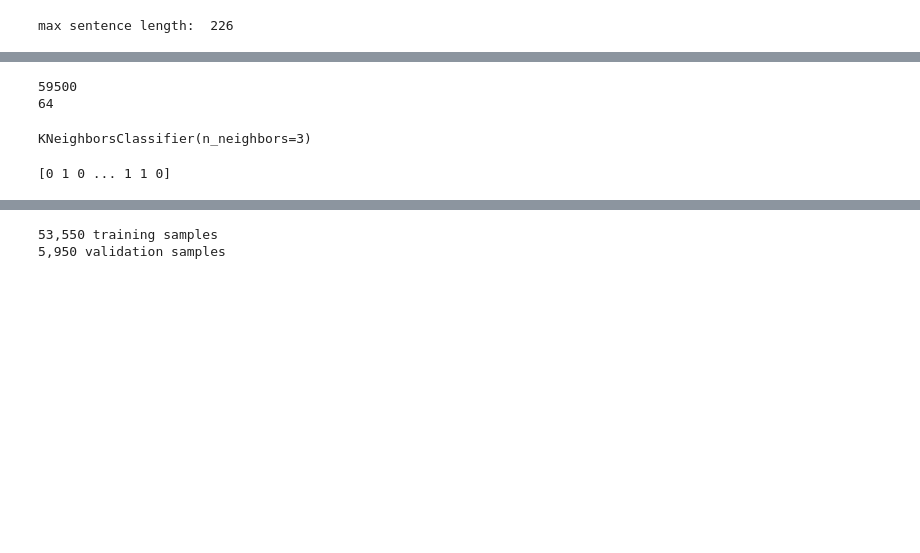
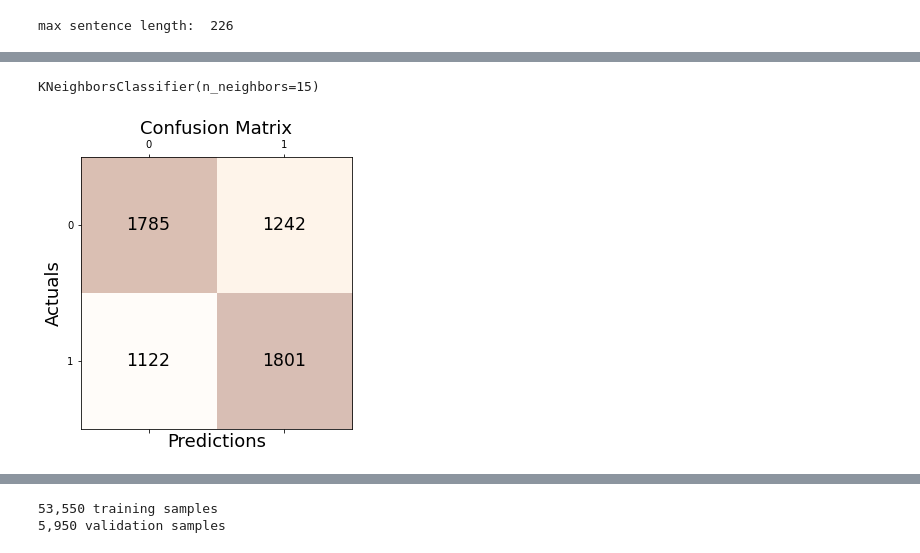
Before and after one commit to PhilipCappello/FineTuningBert, a Jupyter notebook: DefaultBert.ipynb, the cells around one changed output, grey strips where cells are left out. Saved outputs shown, nothing was run; the diff lists cells and outputs as text; code cells hidden in the pictures; blank space fills up the shorter version.

Commit message:
added knn classifier to BERT

```diff
--- a/DefaultBert.ipynb
+++ b/DefaultBert.ipynb
@@ -226,25 +199,49 @@ array([  101,  1001,  8026,  6651, 10651,  1001, 23963,  1019,  1003,
-# %%
-embeddings = []
-
-for x in input_ids:
-    embeddings.append(x)
-#     print(x[0])
-print(len(embeddings))
-print(len(embeddings[0]))
-# %% [output]
-59500
-64
-# %%
-X = embeddings
-Y = labels
-
-from sklearn.neighbors import KNeighborsClassifier
-neigh = KNeighborsClassifier(n_neighbors=3)
-neigh.fit(X, Y)
-# %% [output]
-KNeighborsClassifier(n_neighbors=3)
-# %%
-print(neigh.predict(embeddings))
-# print(labels[101:150])
-# %% [output]
-[0 1 0 ... 1 1 0]
+# %%
+embeddings = []
+
+for x in input_ids:
+    embeddings.append(x)
+
+# print(len(embeddings))
+# print(len(embeddings[0]))
+
+training_embeddings = embeddings[:53549]
+testing_embeddings = embeddings[53550:]
+
+training_labels = labels[:53549]
+testing_labels = labels[53550:]
+
+# print(len(training_embeddings))
+# print(len(testing_embeddings))
+
+# print(len(training_labels))
+# print(len(testing_labels))
+# %%
+X = training_embeddings
+Y = training_labels
+
+from sklearn.neighbors import KNeighborsClassifier
+neigh = KNeighborsClassifier(n_neighbors=15)
+neigh.fit(X, Y)
+# %% [output]
+KNeighborsClassifier(n_neighbors=15)
+# %%
+predictions = neigh.predict(testing_embeddings)
+# %%
+# https://vitalflux.com/accuracy-precision-recall-f1-score-python-example/
+from sklearn.metrics import confusion_matrix
+
+conf_matrix = confusion_matrix(y_true=testing_labels, y_pred=predictions)
+
+import matplotlib.pyplot as plt
+fig, ax = plt.subplots(figsize=(5, 5))
+ax.matshow(conf_matrix, cmap=plt.cm.Oranges, alpha=0.3)
+for i in range(conf_matrix.shape[0]):
+    for j in range(conf_matrix.shape[1]):
+        ax.text(x=j, y=i,s=conf_matrix[i, j], va='center', ha='center', size='xx-large')
+plt.xlabel('Predictions', fontsize=18)
+plt.ylabel('Actuals', fontsize=18)
+plt.title('Confusion Matrix', fontsize=18)
+plt.show()
+# %% [output]
+[figure, added]
```
Also changed, not shown: parts of 13 cells of this notebook, 1 other file.
